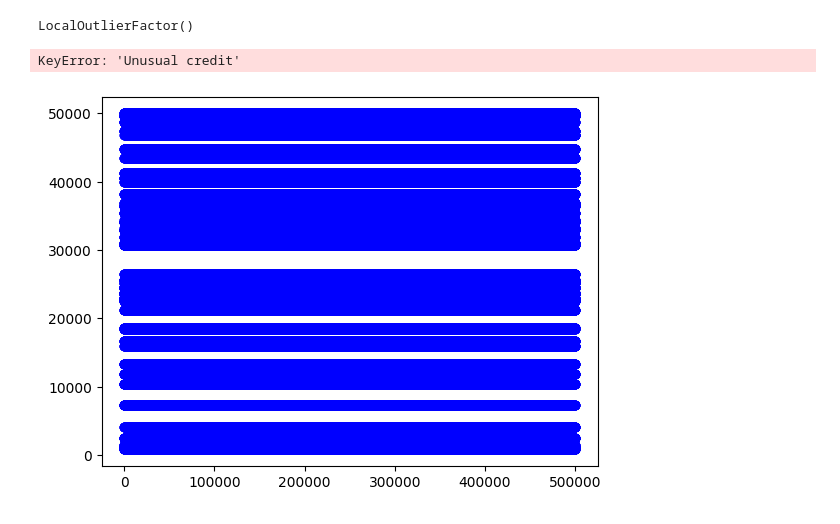
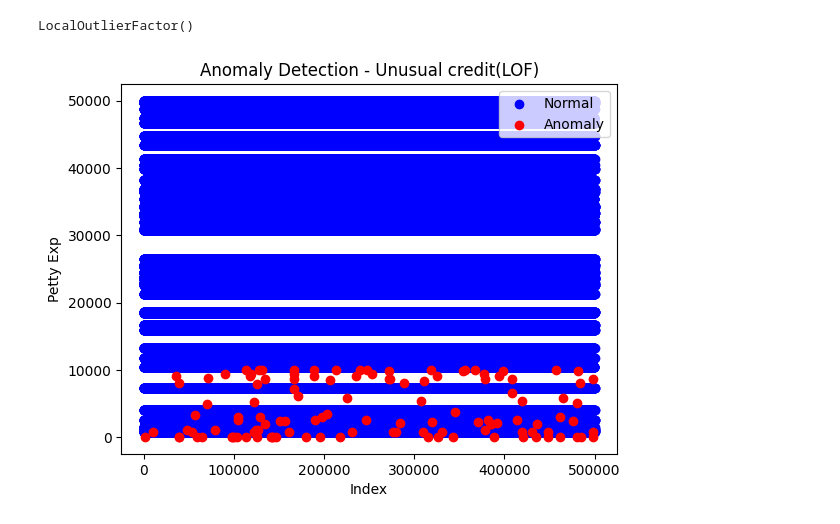
Before and after one commit to Vishal00812/anomaly, a Jupyter notebook: Anamoly.ipynb, the cells around one changed output. Drawn from its saved outputs; the diff is of its cells as text; code cells hidden in the pictures.

```diff
--- a/Anamoly.ipynb
+++ b/Anamoly.ipynb
@@ -127,15 +127,14 @@ anomaly_mask = anomaly_scores < -1.25
 anomaly_indices = df.index[anomaly_mask]
 # %%
 plt.scatter(df.index, df['Salary'], c='blue', label='Normal' ,marker='o', linestyle='-')
-plt.scatter(anomaly_indices, df.loc[anomaly_indices, 'Unusual credit'], c='red', label='Anomaly' )
+plt.scatter(anomaly_indices, df.loc[anomaly_indices, 'Petty Exp'], c='red', label='Anomaly' )
 plt.title('Anomaly Detection - Unusual credit(LOF)')
 plt.xlabel('Index')
 plt.ylabel('Petty Exp')
 plt.legend()
 plt.show()
 # %% [output]
-KeyError: 'Unusual credit'
-[figure, old version]
+[figure, new version]
 # %%
 num_anomalies = sum(anomaly_mask)
 print("Number of anomalies detected:", num_anomalies)
```
Also changed, not shown: parts of 1 cell of this notebook.
